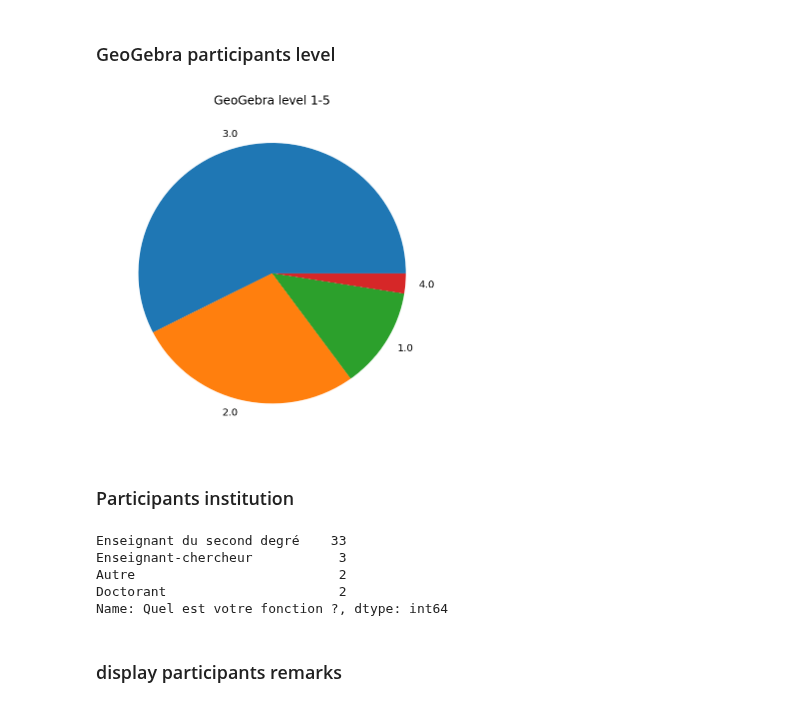
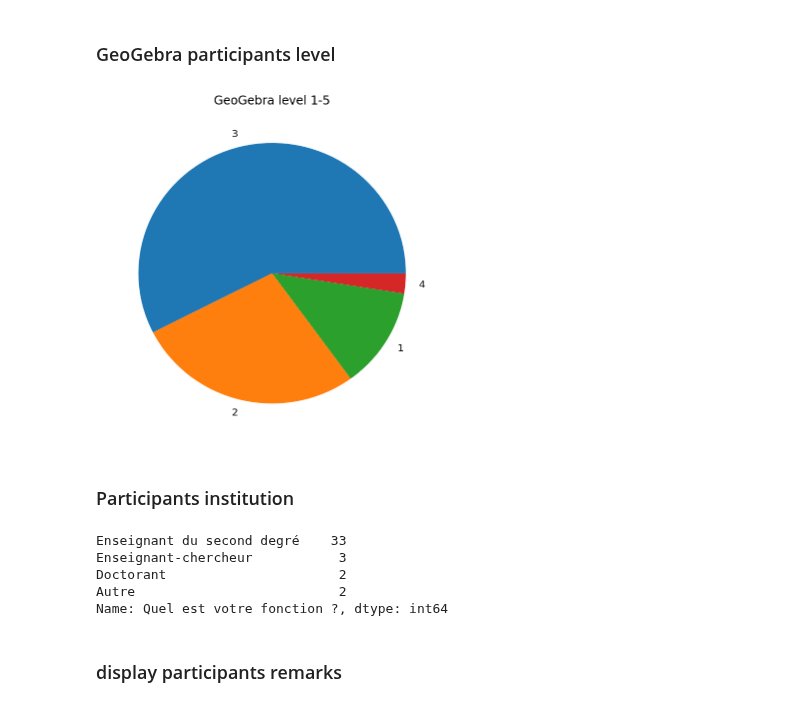
Before and after one commit to pnavaro/math-python, a Jupyter notebook: 22.GeoGebra.Day.ipynb, the cells around one changed output. Saved outputs shown, nothing was run; the diff lists cells and outputs as text; code cells hidden in the pictures.

```diff
--- a/22.GeoGebra.Day.ipynb
+++ b/22.GeoGebra.Day.ipynb
@@ -105,11 +105,12 @@ raoul
 ### GeoGebra participants level
 # %%
 plt.figure(figsize=(6,6))
+geogebra.iloc[:,5] = geogebra.iloc[:,5].astype(int) # convert to int
 ax = geogebra.iloc[:,5].value_counts().plot(kind='pie');
 ax.set_title("GeoGebra level 1-5")
 ax.set_ylabel("");
 # %% [output]
-[figure, old version]
+[figure, new version]
 # %% [markdown]
 ### Participants institution
 # %%
@@ -117,8 +118,8 @@ geogebra.iloc[:,2].value_counts()
 # %% [output]
 Enseignant du second degré    33
 Enseignant-chercheur           3
+Doctorant                      2
 Autre                          2
-Doctorant                      2
 Name: Quel est votre fonction ?, dtype: int64
 # %% [markdown]
 ### display participants remarks
```
Also changed, not shown: parts of 2 cells of this notebook, 1 other file.
